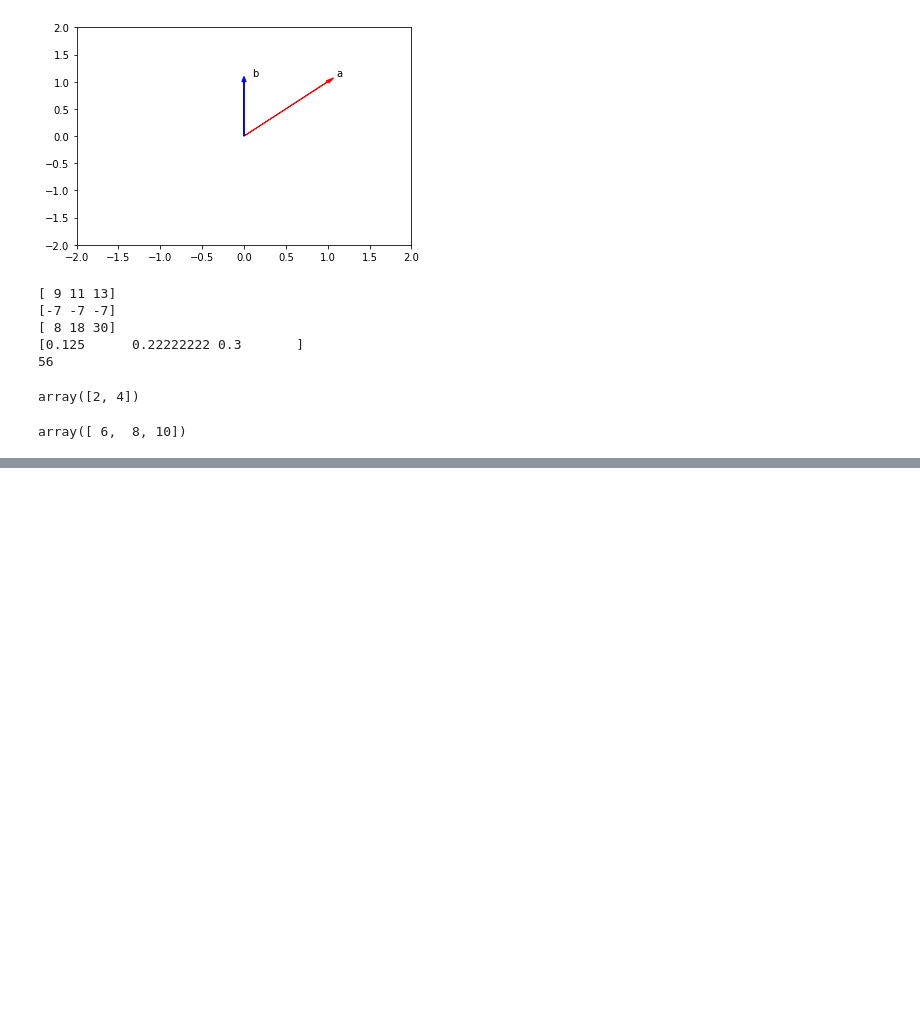
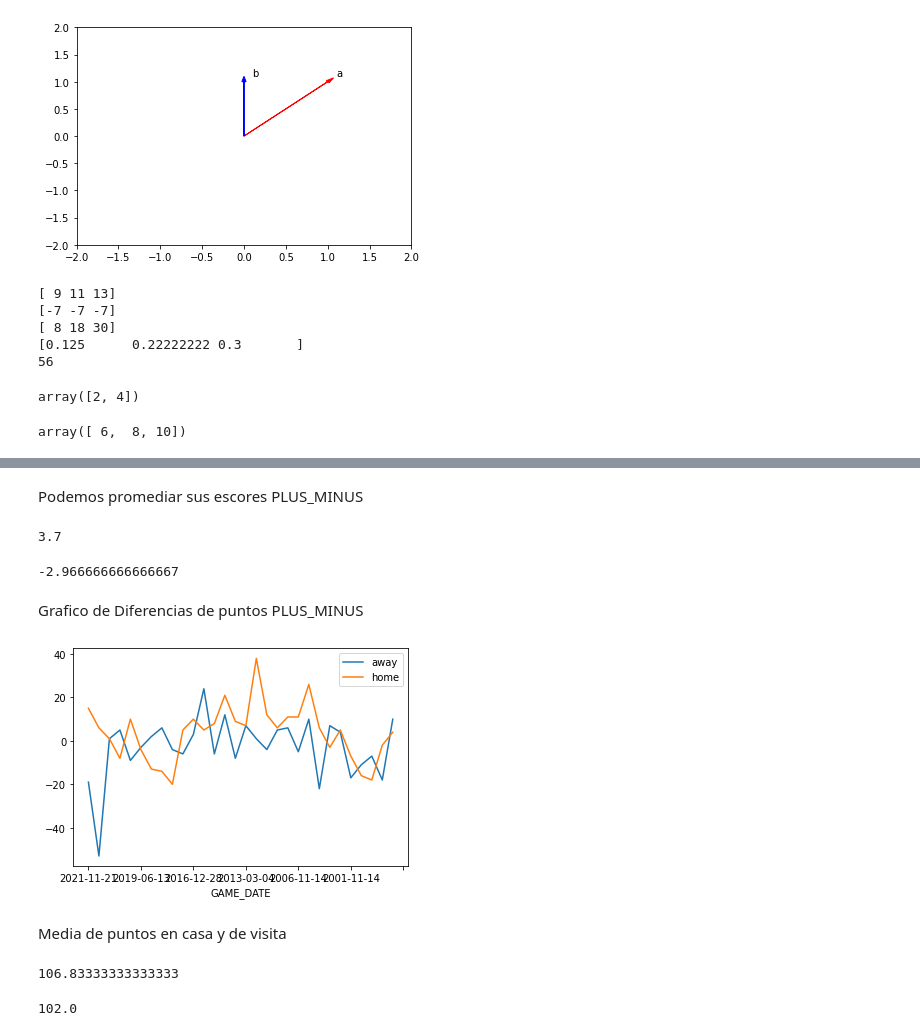
Before and after one commit to PosgradoMNA/actividades-de-aprendizaje-a00351269, a Jupyter notebook: Curso_Modulo5_IBM_Python_for_DataScience.ipynb, the cells around one changed output, grey strips where cells are left out. Drawn from its saved outputs; the diff is of its cells as text; code cells hidden in the pictures; blank space fills up the shorter version.

```diff
--- a/Curso_Modulo5_IBM_Python_for_DataScience.ipynb
+++ b/Curso_Modulo5_IBM_Python_for_DataScience.ipynb
@@ -548,0 +898,4 @@ array([ 6,  8, 10])
+# %%
+id_warriors=df_warriors[['id']].values[0][0]
+# ahora tenemos un numero entreo que es el id de Warriors
+id_warriors
@@ -548,0 +912,3 @@ array([ 6,  8, 10])
+# %%
+# https://stats.nba.com does not allow api calls from Cloud IPs
+gamefinder = leaguegamefinder.LeagueGameFinder(team_id_nullable=id_warriors)
@@ -548,0 +925,3 @@ array([ 6,  8, 10])
+# %%
+games = gamefinder.get_data_frames()[0]
+games.head()
@@ -548,0 +938,3 @@ array([ 6,  8, 10])
+# %%
+games_home=games [games ['MATCHUP']=='GSW vs. TOR']
+games_away=games [games ['MATCHUP']=='GSW @ TOR']
@@ -548,0 +961,30 @@ array([ 6,  8, 10])
+# %% [markdown]
+Podemos promediar sus escores PLUS_MINUS
+# %%
+games_home.mean()['PLUS_MINUS']
+# %% [output]
+3.7
+# %%
+games_away.mean()['PLUS_MINUS']
+# %% [output]
+-2.966666666666667
+# %% [markdown]
+Grafico de Diferencias de puntos PLUS_MINUS
+# %%
+fig, ax = plt.subplots()
+games_away.plot(x='GAME_DATE',y='PLUS_MINUS', ax=ax)
+games_home.plot(x='GAME_DATE',y='PLUS_MINUS', ax=ax)
+ax.legend(["away", "home"])
+plt.show()
+# %% [output]
+[figure, added]
+# %% [markdown]
+Media de puntos en casa y de visita
+# %%
+games_home.mean()['PTS']
+# %% [output]
+106.83333333333333
+# %%
+games_away.mean()['PTS']
+# %% [output]
+102.0
```
Also changed, not shown: parts of 183 cells of this notebook.
